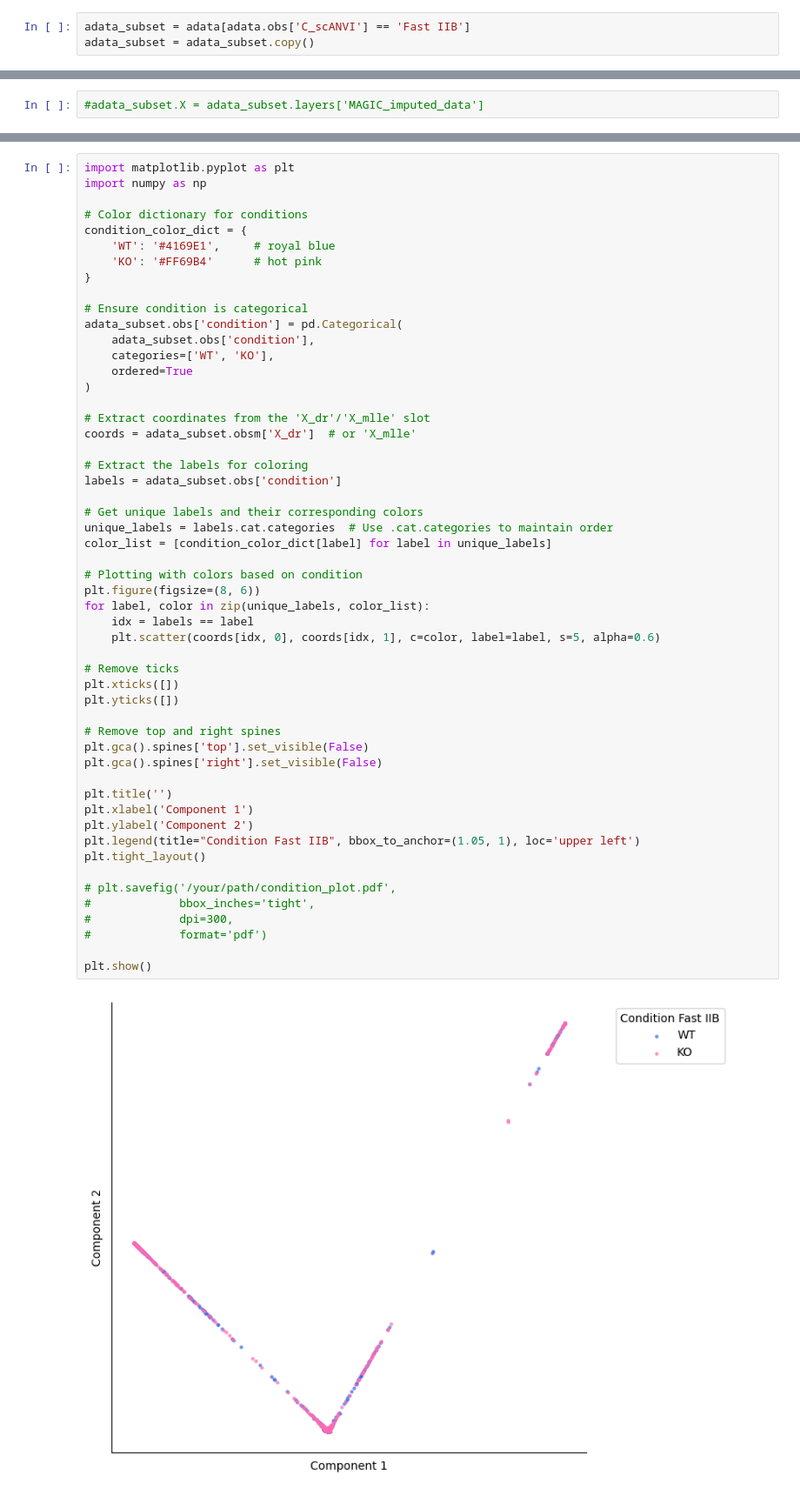
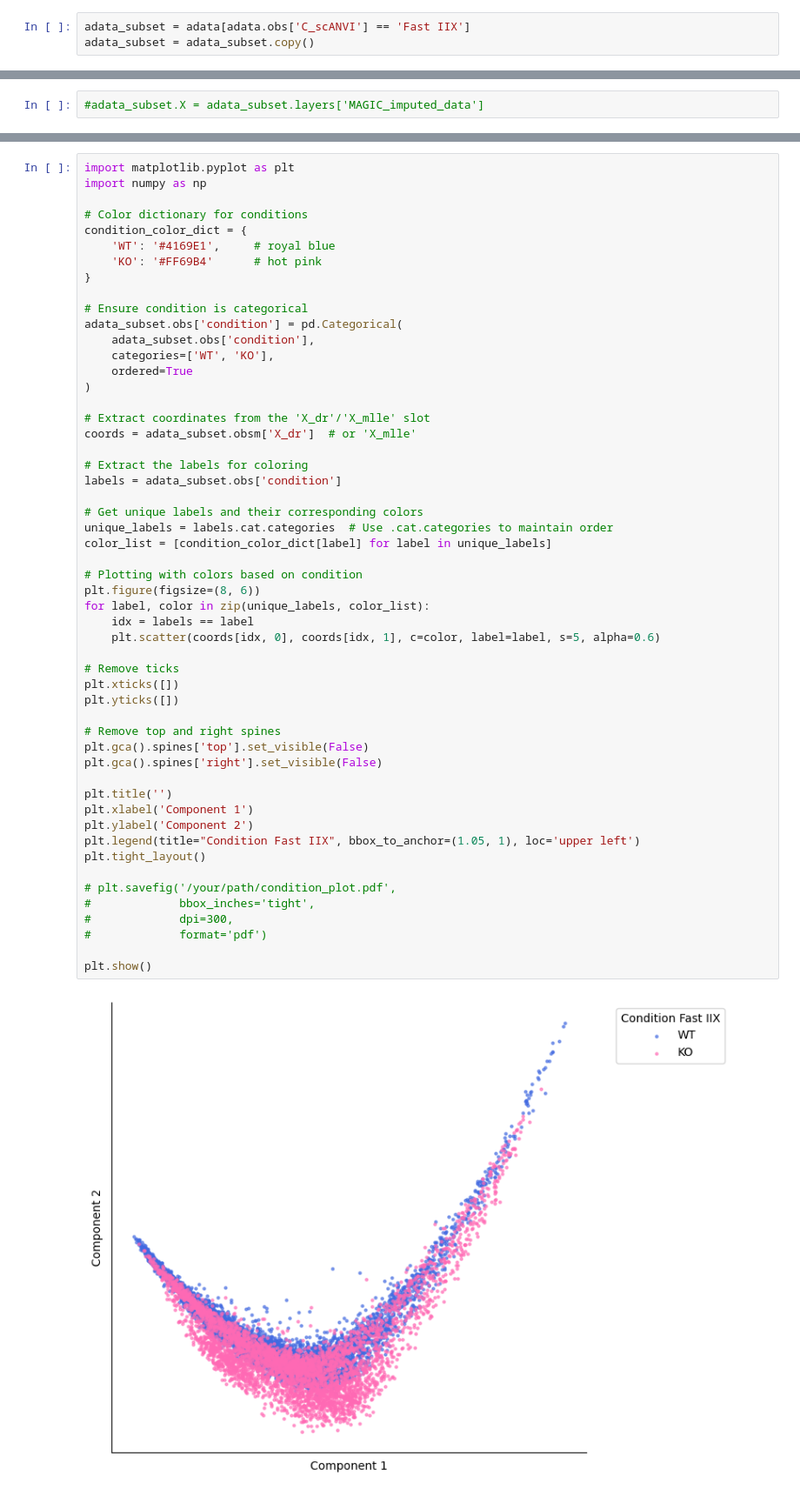
Before and after one commit to sachha-naksha/TA_muscle_ageing, a Jupyter notebook: py_scripts/grn_inference/1_traj_inference.ipynb, the cells around one changed output, grey strips where cells are left out. Shown at 87% size. Cells and saved outputs as stored; diff of their text form.

Commit message:
female fast2x traj params final

```diff
--- a/py_scripts/grn_inference/1_traj_inference.ipynb
+++ b/py_scripts/grn_inference/1_traj_inference.ipynb
@@ -23,5 +23,5 @@ Saving results in: /ocean/projects/cis240075p/asachan/datasets/TA_muscle/ERCC1_K
 # %% [markdown]
 ### Plotting cell type specific trajectories
 # %%
-adata_subset = adata[adata.obs['C_scANVI'] == 'Fast IIB']
+adata_subset = adata[adata.obs['C_scANVI'] == 'Fast IIX']
 adata_subset = adata_subset.copy()
@@ -98,32 +111,32 @@ labels = adata_subset.obs['condition']
 # Get unique labels and their corresponding colors
 unique_labels = labels.cat.categories  # Use .cat.categories to maintain order
 color_list = [condition_color_dict[label] for label in unique_labels]
 
 # Plotting with colors based on condition
 plt.figure(figsize=(8, 6))
 for label, color in zip(unique_labels, color_list):
     idx = labels == label
     plt.scatter(coords[idx, 0], coords[idx, 1], c=color, label=label, s=5, alpha=0.6)
 
 # Remove ticks
 plt.xticks([])
 plt.yticks([])
 
 # Remove top and right spines
 plt.gca().spines['top'].set_visible(False)
 plt.gca().spines['right'].set_visible(False)
 
 plt.title('')
 plt.xlabel('Component 1')
 plt.ylabel('Component 2')
-plt.legend(title="Condition Fast IIB", bbox_to_anchor=(1.05, 1), loc='upper left')
+plt.legend(title="Condition Fast IIX", bbox_to_anchor=(1.05, 1), loc='upper left')
 plt.tight_layout()
 
 # plt.savefig('/your/path/condition_plot.pdf',
 #             bbox_inches='tight',
 #             dpi=300,
 #             format='pdf')
 
 plt.show()
 # %% [output]
-[figure, old version]
+[figure, new version]
```
Also changed, not shown: parts of 6 cells of this notebook.
